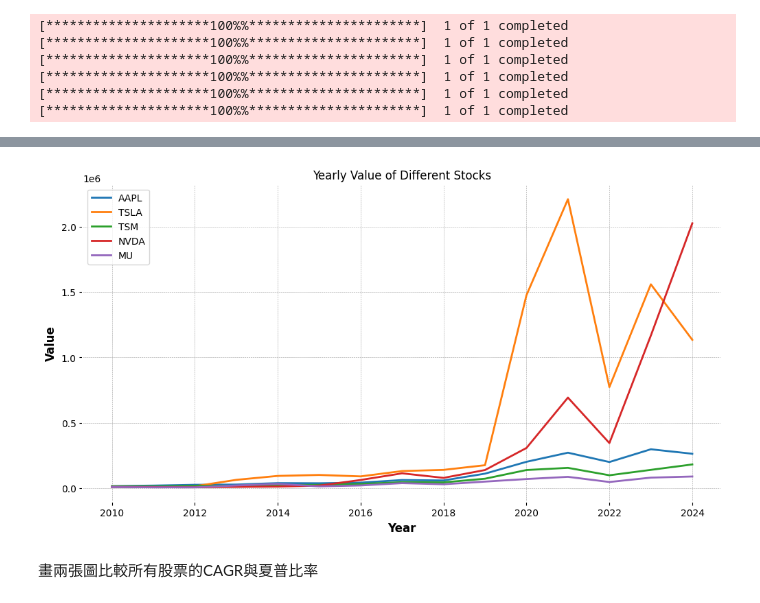
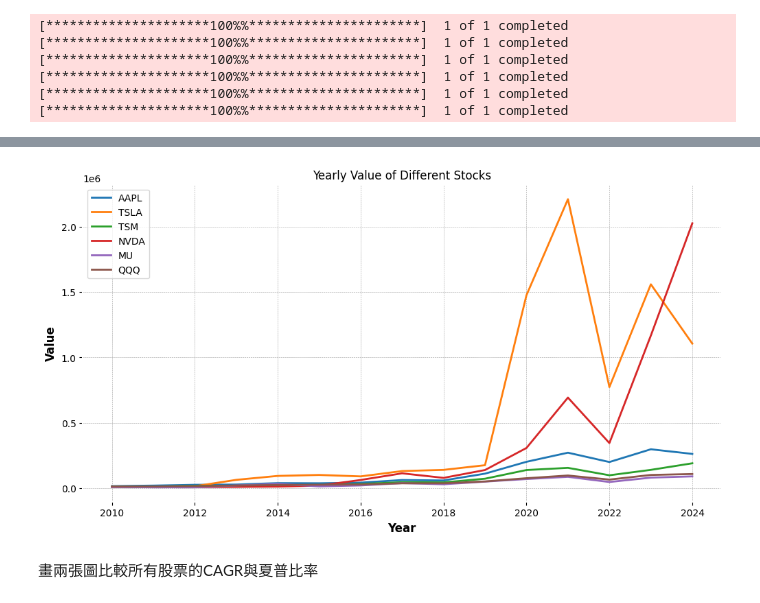
Before and after one commit to jerry860911/stock_backtest, a Jupyter notebook: us.ipynb, the cells around one changed output, grey strips where cells are left out. Saved outputs shown, nothing was run; the diff lists cells and outputs as text; code cells hidden in the pictures.

```diff
--- a/us.ipynb
+++ b/us.ipynb
@@ -623,21 +623,22 @@ Year
 # %%
 import matplotlib.pyplot as plt
 
 # 繪製所有股票的年度價值
 plt.figure(figsize=(12, 6))
 plt.plot(AAPL['Yearly Value'], label='AAPL')
 plt.plot(TSLA['Yearly Value'], label='TSLA')
 plt.plot(TSM['Yearly Value'], label='TSM')
 plt.plot(NVDA['Yearly Value'], label='NVDA')
 plt.plot(MU['Yearly Value'], label='MU')
+plt.plot(QQQ['Yearly Value'], label='QQQ')
 plt.title('Yearly Value of Different Stocks')
 plt.xlabel('Year')
 plt.ylabel('Value')
 plt.legend()
 plt.grid(True)
 plt.show()
 # %% [output]
-[figure, old version]
+[figure, new version]
 # %% [markdown]
 畫兩張圖比較所有股票的CAGR與夏普比率
 # %%
```
Also changed, not shown: parts of 14 cells of this notebook, 2 other files.
